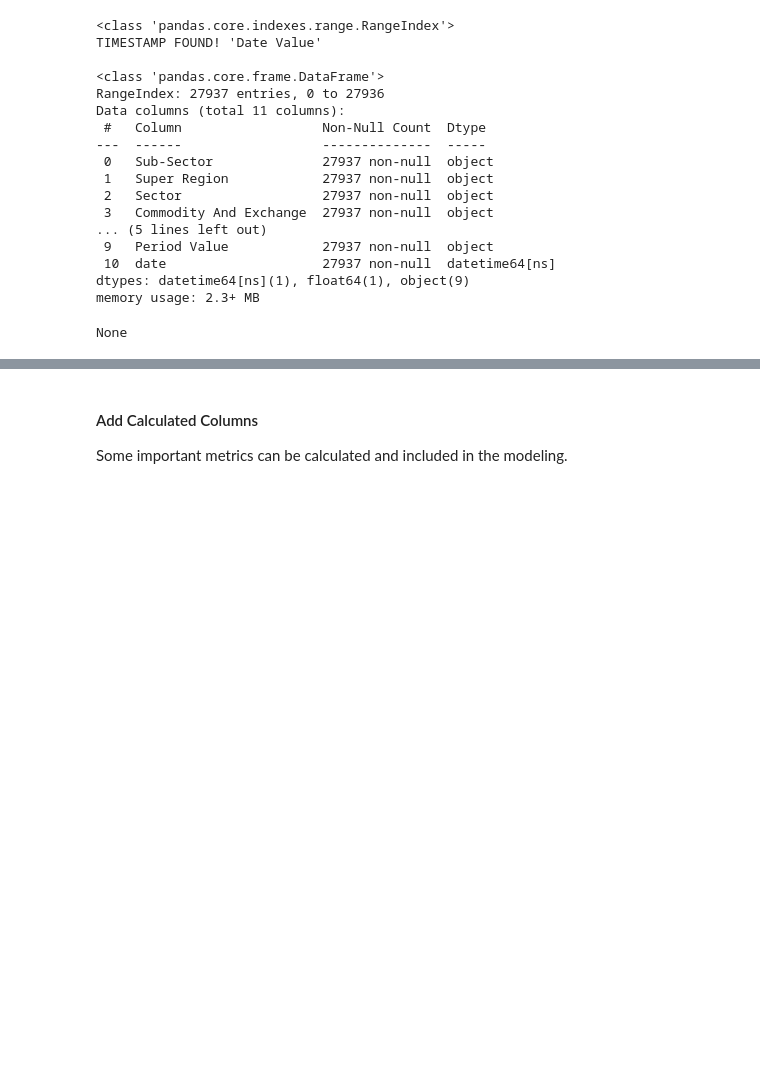
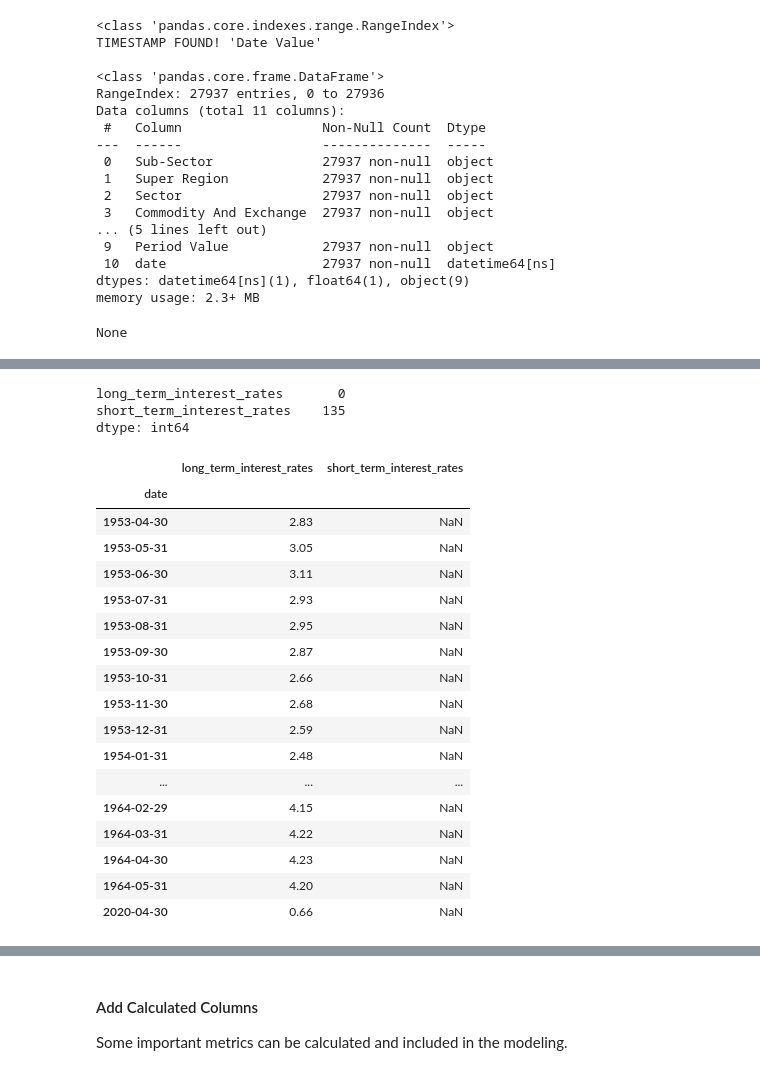
Before and after one commit to griffinwt/Hackathon_March2021, a Jupyter notebook: code/EDA-Brandon/Commodity-Prices.ipynb, the cells around one changed output, grey strips where cells are left out. Cells and saved outputs as stored; diff of their text form; code cells hidden in the pictures; blank space fills up the shorter version.

```diff
--- a/code/EDA-Brandon/Commodity-Prices.ipynb
+++ b/code/EDA-Brandon/Commodity-Prices.ipynb
@@ -182,3 +287,31 @@ None
+# %%
+df_0.isnull().sum()
+# %% [output]
+long_term_interest_rates       0
+short_term_interest_rates    135
+dtype: int64
+# %%
+pd.options.display.max_rows = 135
+df_0[df_0.isnull().any(axis=1)].sort_index()
+# %% [output]
+|  | long_term_interest_rates | short_term_interest_rates |
+| date |  |  |
+| 1953-04-30 | 2.83 | NaN |
+| 1953-05-31 | 3.05 | NaN |
+| 1953-06-30 | 3.11 | NaN |
+| 1953-07-31 | 2.93 | NaN |
+| 1953-08-31 | 2.95 | NaN |
+| 1953-09-30 | 2.87 | NaN |
+| 1953-10-31 | 2.66 | NaN |
+| 1953-11-30 | 2.68 | NaN |
+| 1953-12-31 | 2.59 | NaN |
+| 1954-01-31 | 2.48 | NaN |
+| ... | ... | ... |
+| 1964-02-29 | 4.15 | NaN |
+| 1964-03-31 | 4.22 | NaN |
+| 1964-04-30 | 4.23 | NaN |
+| 1964-05-31 | 4.20 | NaN |
+| 2020-04-30 | 0.66 | NaN |
 # %%
 def drop_columns(dataframe):
     redund_dict = {}
```
Also changed, not shown: parts of 5 cells of this notebook, 5 other files.
